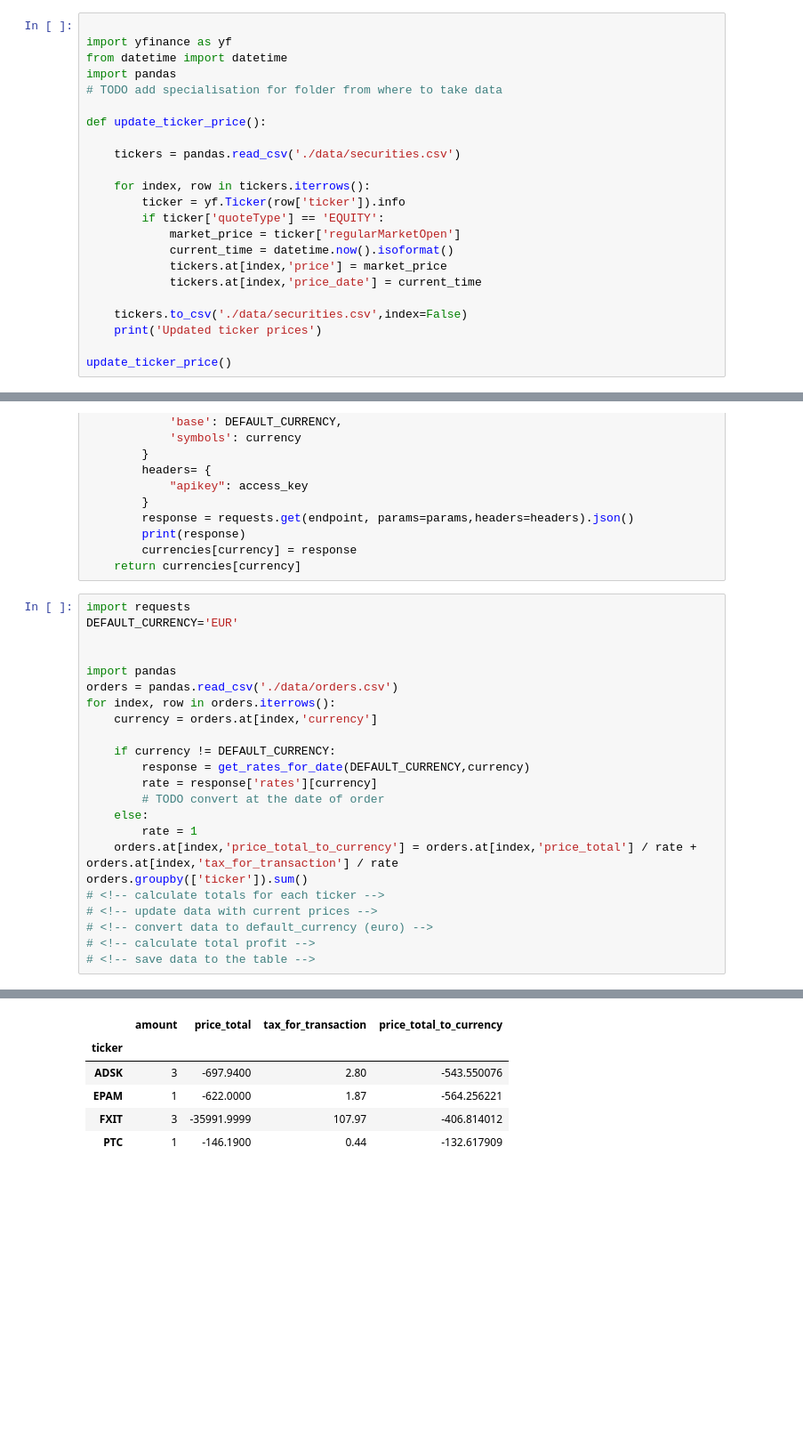
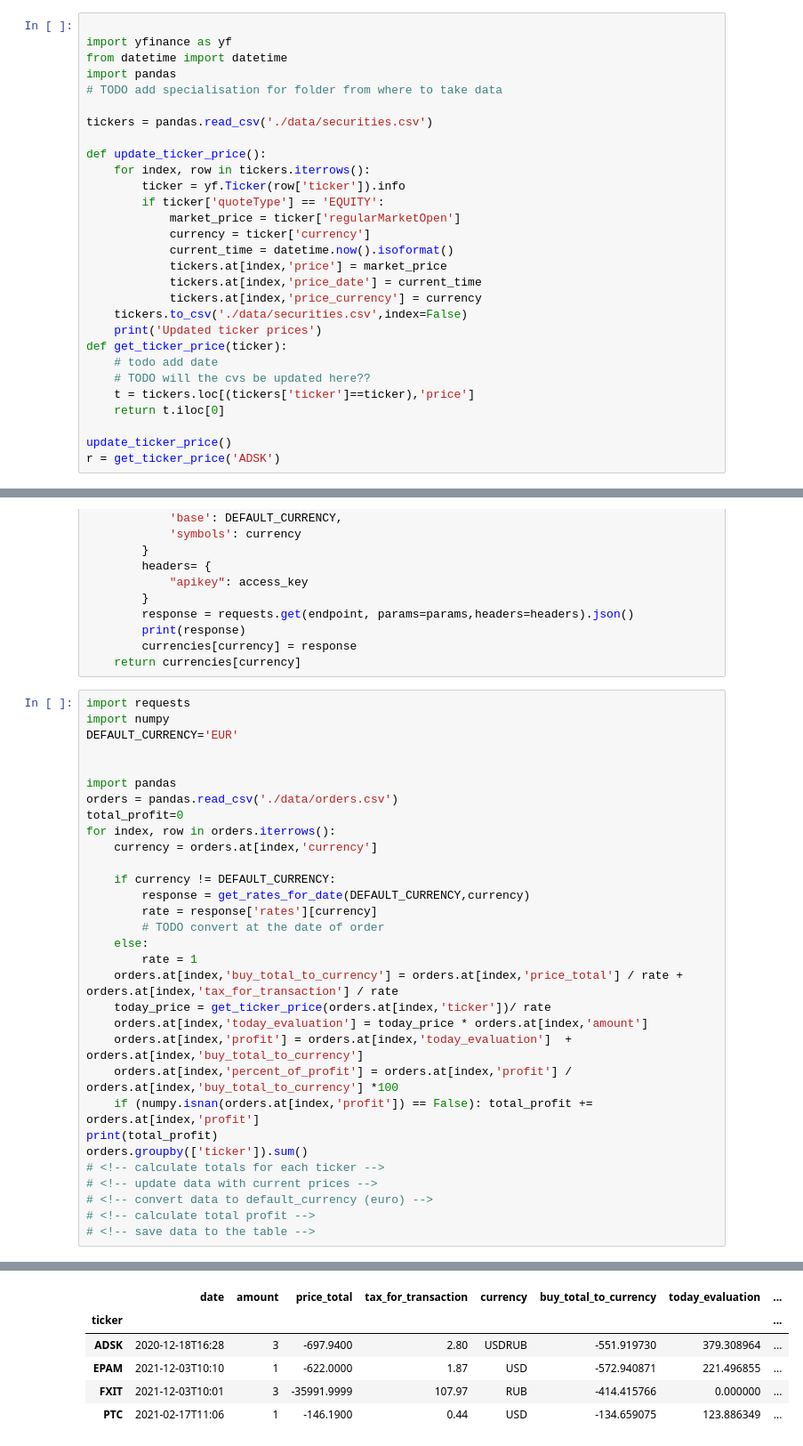
Before and after one commit to radigost/notebooks, a Jupyter notebook: invest/analytics.ipynb, the cells around one changed output, grey strips where cells are left out. Shown at 89% size. Saved outputs shown, nothing was run; the diff lists cells and outputs as text; blank space fills up the shorter version.

```diff
--- a/invest/analytics.ipynb
+++ b/invest/analytics.ipynb
@@ -7,22 +7,28 @@ from datetime import datetime
 import pandas
 # TODO add specialisation for folder from where to take data
 
+tickers = pandas.read_csv('./data/securities.csv')
+
 def update_ticker_price():
-
-    tickers = pandas.read_csv('./data/securities.csv')
-
     for index, row in tickers.iterrows():
         ticker = yf.Ticker(row['ticker']).info
         if ticker['quoteType'] == 'EQUITY':
             market_price = ticker['regularMarketOpen']
+            currency = ticker['currency']
             current_time = datetime.now().isoformat()
             tickers.at[index,'price'] = market_price
             tickers.at[index,'price_date'] = current_time
-
+            tickers.at[index,'price_currency'] = currency
     tickers.to_csv('./data/securities.csv',index=False)
     print('Updated ticker prices')
+def get_ticker_price(ticker):
+    # todo add date
+    # TODO will the cvs be updated here??
+    t = tickers.loc[(tickers['ticker']==ticker),'price']
+    return t.iloc[0]
 
 update_ticker_price()
+r = get_ticker_price('ADSK')
 # %% [output]
 Updated ticker prices
 # %%
@@ -54,11 +60,13 @@ def get_rates_for_date(base_currency,target_currency):
     return currencies[currency]
 # %%
 import requests
+import numpy
 DEFAULT_CURRENCY='EUR'
 
 
 import pandas
 orders = pandas.read_csv('./data/orders.csv')
+total_profit=0
 for index, row in orders.iterrows():
     currency = orders.at[index,'currency']
 
@@ -68,7 +76,13 @@ for index, row in orders.iterrows():
         # TODO convert at the date of order
     else:
         rate = 1
-    orders.at[index,'price_total_to_currency'] = orders.at[index,'price_total'] / rate + orders.at[index,'tax_for_transaction'] / rate
+    orders.at[index,'buy_total_to_currency'] = orders.at[index,'price_total'] / rate + orders.at[index,'tax_for_transaction'] / rate
+    today_price = get_ticker_price(orders.at[index,'ticker'])/ rate
+    orders.at[index,'today_evaluation'] = today_price * orders.at[index,'amount']
+    orders.at[index,'profit'] = orders.at[index,'today_evaluation']  + orders.at[index,'buy_total_to_currency']
+    orders.at[index,'percent_of_profit'] = orders.at[index,'profit'] / orders.at[index,'buy_total_to_currency'] *100
+    if (numpy.isnan(orders.at[index,'profit']) == False): total_profit += orders.at[index,'profit']
+print(total_profit)
 orders.groupby(['ticker']).sum()
 # <!-- calculate totals for each ticker -->
 # <!-- update data with current prices -->
@@ -81,6 +96,6 @@ orders.groupby(['ticker']).sum()
-|  | amount | price_total | tax_for_transaction | price_total_to_currency |
-| ticker |  |  |  |  |
-| ADSK | 3 | -697.9400 | 2.80 | -543.550076 |
-| EPAM | 1 | -622.0000 | 1.87 | -564.256221 |
-| FXIT | 3 | -35991.9999 | 107.97 | -406.814012 |
-| PTC | 1 | -146.1900 | 0.44 | -132.617909 |
+|  | date | amount | price_total | tax_for_transaction | currency | buy_total_to_currency | today_evaluation | ... |
+| ticker |  |  |  |  |  |  |  | ... |
+| ADSK | 2020-12-18T16:28 | 3 | -697.9400 | 2.80 | USDRUB | -551.919730 | 379.308964 | ... |
+| EPAM | 2021-12-03T10:10 | 1 | -622.0000 | 1.87 | USD | -572.940871 | 221.496855 | ... |
+| FXIT | 2021-12-03T10:01 | 3 | -35991.9999 | 107.97 | RUB | -414.415766 | 0.000000 | ... |
+| PTC | 2021-02-17T11:06 | 1 | -146.1900 | 0.44 | USD | -134.659075 | 123.886349 | ... |
```
Also changed, not shown: parts of 2 cells of this notebook, 7 other files.
